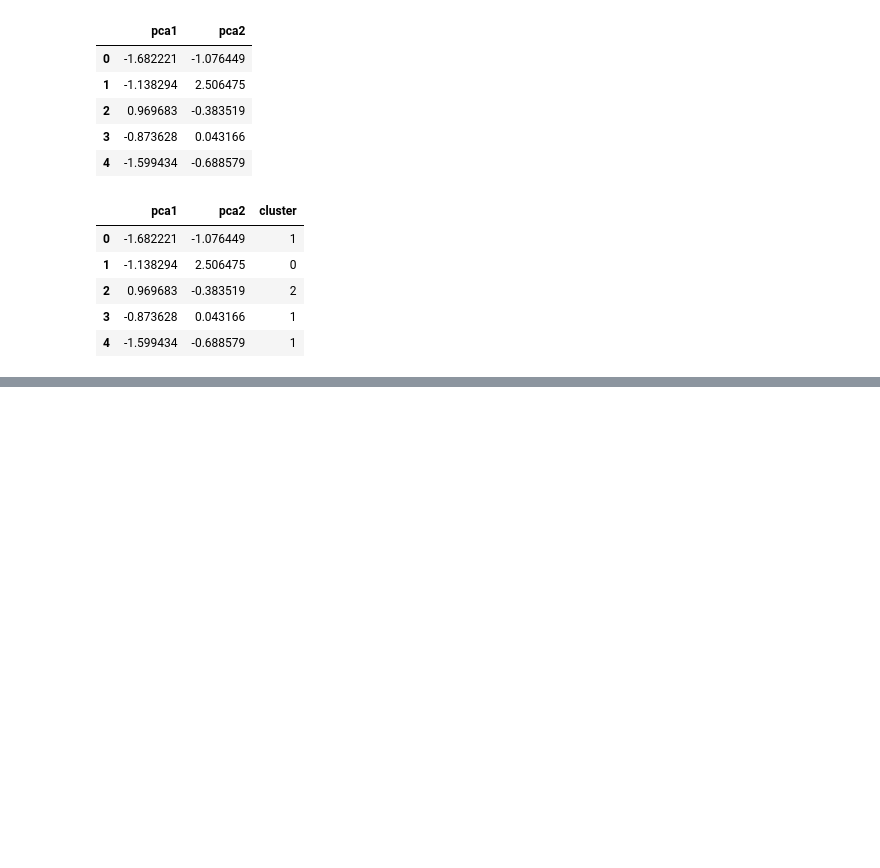
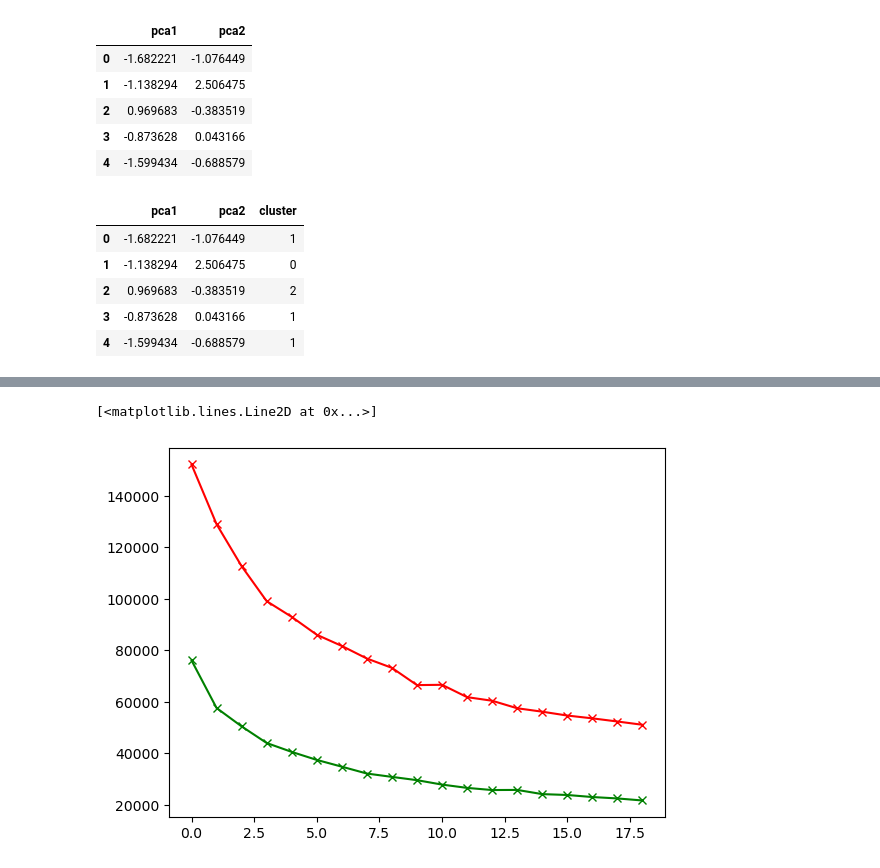
Before and after one commit to hanaprivia/Sales_Campaign, a Jupyter notebook: Marketing_DataScience.ipynb, the cells around one changed output, grey strips where cells are left out. Cells and saved outputs as stored; diff of their text form; code cells hidden in the pictures; blank space fills up the shorter version.

```diff
--- a/Marketing_DataScience.ipynb
+++ b/Marketing_DataScience.ipynb
@@ -403,0 +511,6 @@ plt.show()
+# %%
+plt.plot(scores_1, 'bx-', color = 'r')
+plt.plot(scores_2, 'bx-', color = 'g')
+# %% [output]
+[<matplotlib.lines.Line2D at 0x...>]
+[figure, added]
```
Also changed, not shown: parts of 21 cells of this notebook, 1 other file.
